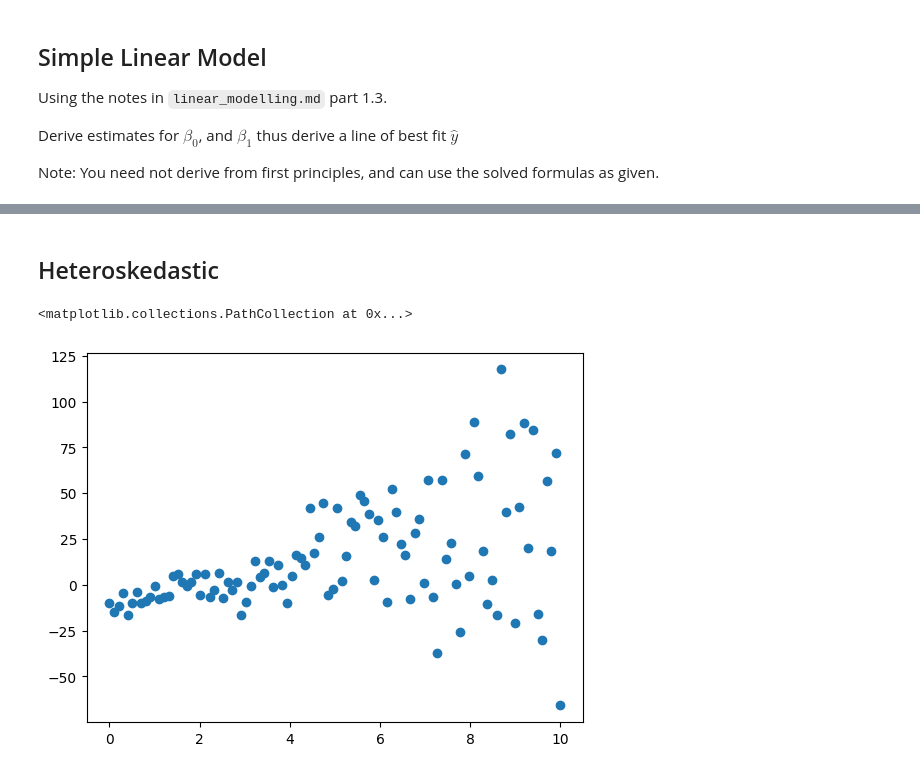
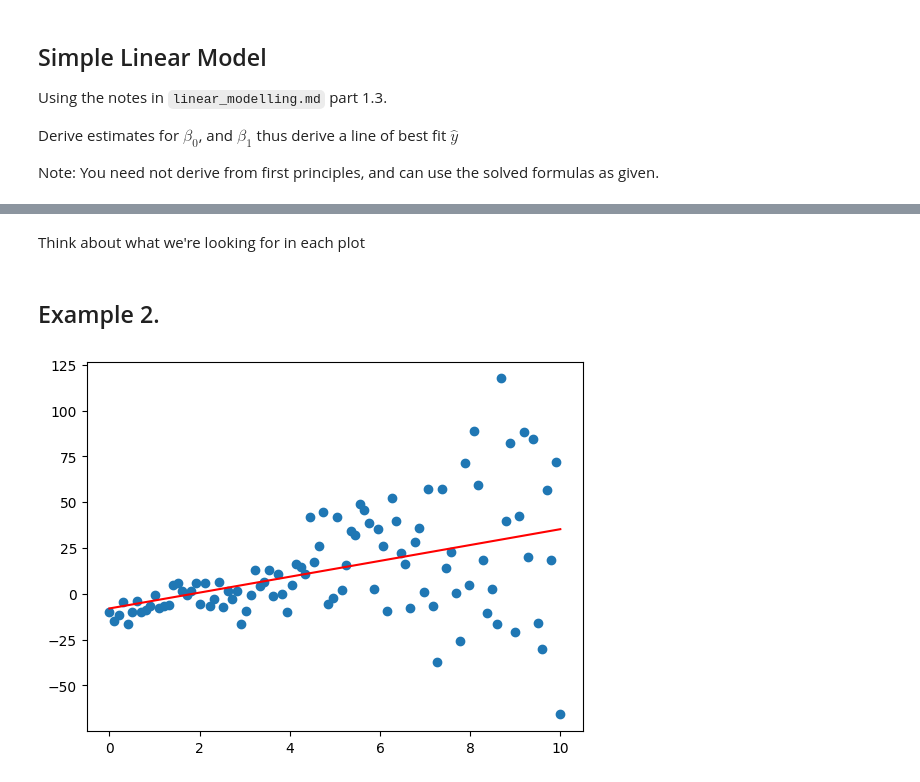
Before and after one commit to HarryWoollen/interactive_notes, a Jupyter notebook: interactive_demos/simple_linear_regression.ipynb, the cells around one changed output, grey strips where cells are left out. Saved outputs shown, nothing was run; the diff lists cells and outputs as text; code cells hidden in the pictures.

```diff
--- a/interactive_demos/simple_linear_regression.ipynb
+++ b/interactive_demos/simple_linear_regression.ipynb
@@ -37,2 +52,0 @@ plot_residuals(Y,y_hat)
-# %% [markdown]
-## Heteroskedastic
@@ -41,5 +52,0 @@ x,y = generate_hetroskedastic_data()
-# %%
-plt.scatter(x,y)
-# %% [output]
-<matplotlib.collections.PathCollection at 0x...>
-[figure, removed]
@@ -45,0 +67,10 @@ plt.scatter(x,y)
+# %% [markdown]
+Think about what we're looking for in each plot
+# %% [markdown]
+## Example 2.
+# %%
+X_2,Y_2 = generate_data(n=100,type=2)
+y_hat_func_2 = fit_simple_linear_model(X_2,Y_2)
+plot_line_of_best_fit(X_2,Y_2,y_hat_func_2)
+# %% [output]
+[figure, added]
```
Also changed, not shown: parts of 14 cells of this notebook, 1 other file.
